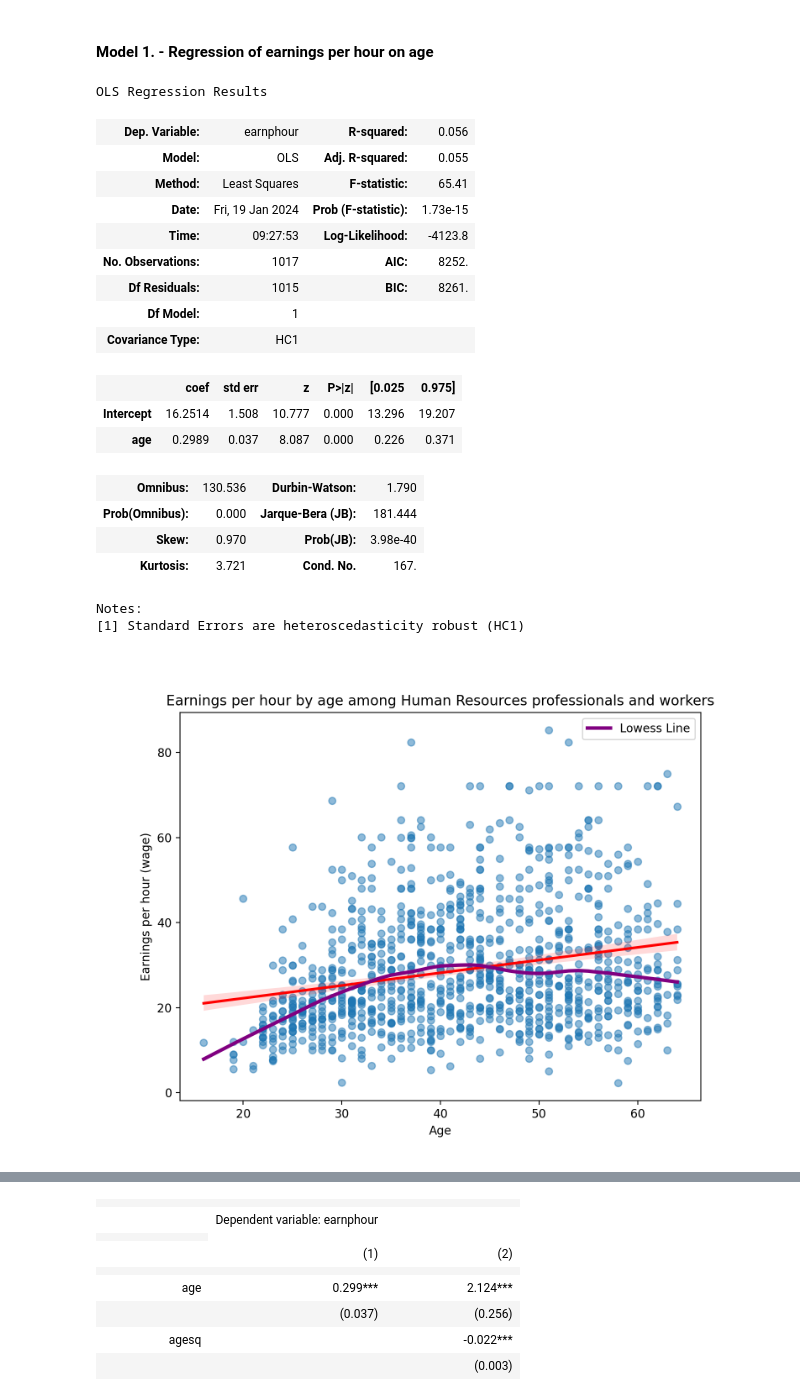
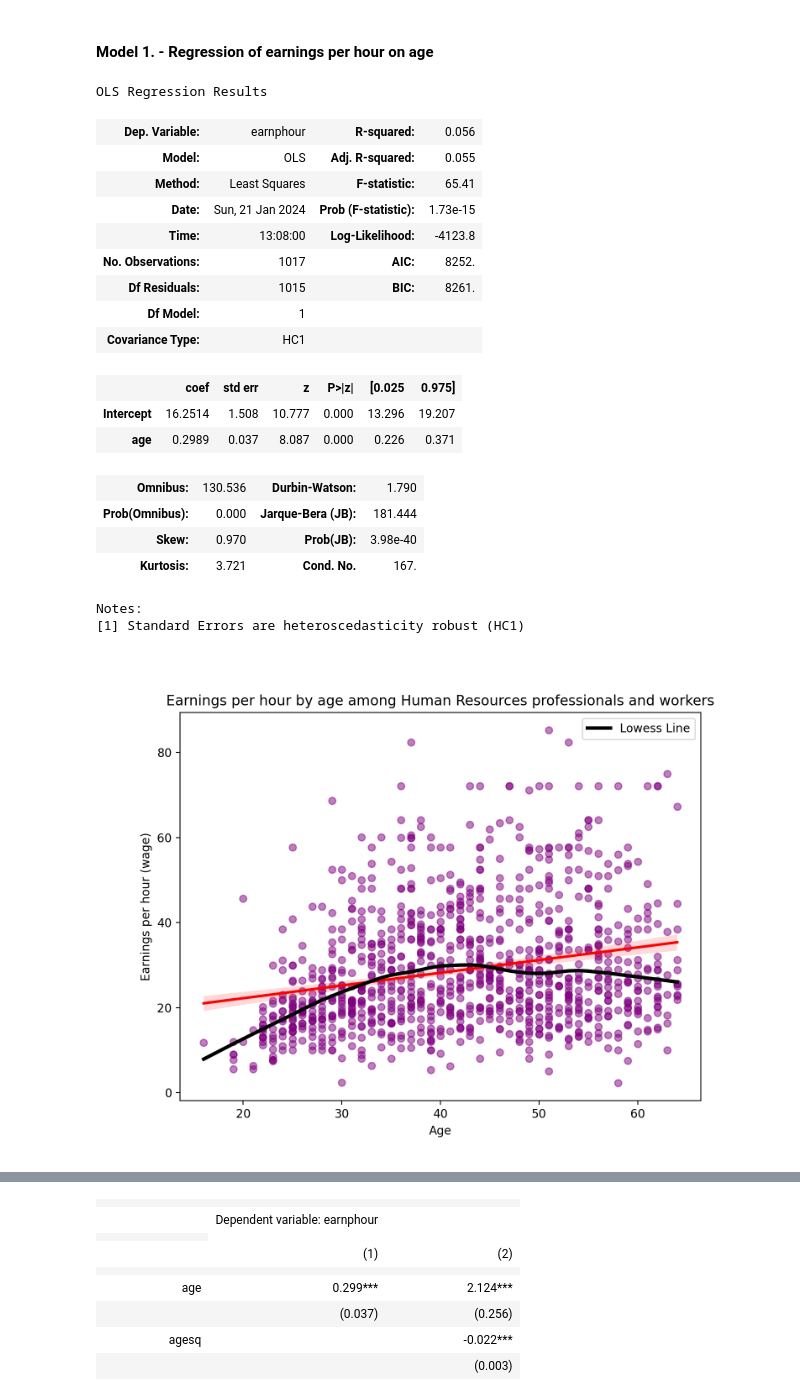
Before and after one commit to zsofiarebeka/DA3_Assignment-1, a Jupyter notebook: DA3_Assignment-1.ipynb, the cells around one changed output, grey strips where cells are left out. Saved outputs shown, nothing was run; the diff lists cells and outputs as text; code cells hidden in the pictures.

```diff
--- a/DA3_Assignment-1.ipynb
+++ b/DA3_Assignment-1.ipynb
@@ -99,10 +101,11 @@ data
 # %%
-# Creating new variable: earnings per hour
+# Creating new variables
 data["earnphour"] = data["earnwke"] / data["uhours"]
 data["lnearnphour"] = np.log(data["earnphour"])
 data["female"] = (data["sex"] == 2)
 data["agesq"] = np.power(data["age"], 2)
 data["edu"] = data["grade92"]
+data["children"] = (data["chldpres"].isin([1,2,3,4]).astype(int))
 # %%
 # Grouping educational levels and creating dummies
 # 'hsedu' referring to high school education
@@ -159,8 +162,8 @@ OLS Regression Results
 | Dep. Variable: | earnphour | R-squared: | 0.056 |
 | Model: | OLS | Adj. R-squared: | 0.055 |
 | Method: | Least Squares | F-statistic: | 65.41 |
-| Date: | Fri, 19 Jan 2024 | Prob (F-statistic): | 1.73e-15 |
-| Time: | 09:27:53 | Log-Likelihood: | -4123.8 |
+| Date: | Sun, 21 Jan 2024 | Prob (F-statistic): | 1.73e-15 |
+| Time: | 13:08:00 | Log-Likelihood: | -4123.8 |
 | No. Observations: | 1017 | AIC: | 8252. |
 | Df Residuals: | 1015 | BIC: | 8261. |
 | Df Model: | 1 |  |  |
@@ -175,23 +178,23 @@ OLS Regression Results
 Notes:
 [1] Standard Errors are heteroscedasticity robust (HC1)
 # %%
-# Creating the scatter plot with the regression line (model 1)
+# Creating the scatter plot with the regression line (model 1) and lowess method
 plt.figure(figsize=(8, 6))
-sns.regplot(x=data['age'], y=data['earnphour'], scatter_kws={'alpha': 0.5}, line_kws={'color': 'red'})
+sns.regplot(x=data['age'], y=data['earnphour'], scatter_kws={'alpha': 0.5, 'color': 'purple'}, line_kws={'color': 'red'})
 
 # Calculating lowess values
 lowess = sm.nonparametric.lowess(data['earnphour'], data['age'], frac=0.3)
 
 # Plotting the lowess line
-plt.plot(lowess[:, 0], lowess[:, 1], color='purple', label='Lowess Line', linewidth=3)
+plt.plot(lowess[:, 0], lowess[:, 1], color='black', label='Lowess Line', linewidth=3)
 
 # Customizing the titles and labels
 plt.title("Earnings per hour by age among Human Resources professionals and workers")
 plt.xlabel('Age')
 plt.ylabel('Earnings per hour (wage)')
 plt.legend()
 
 plt.show()
 # %% [output]
-[figure, old version]
+[figure, new version]
 # %%
```
Also changed, not shown: parts of 38 cells of this notebook.
